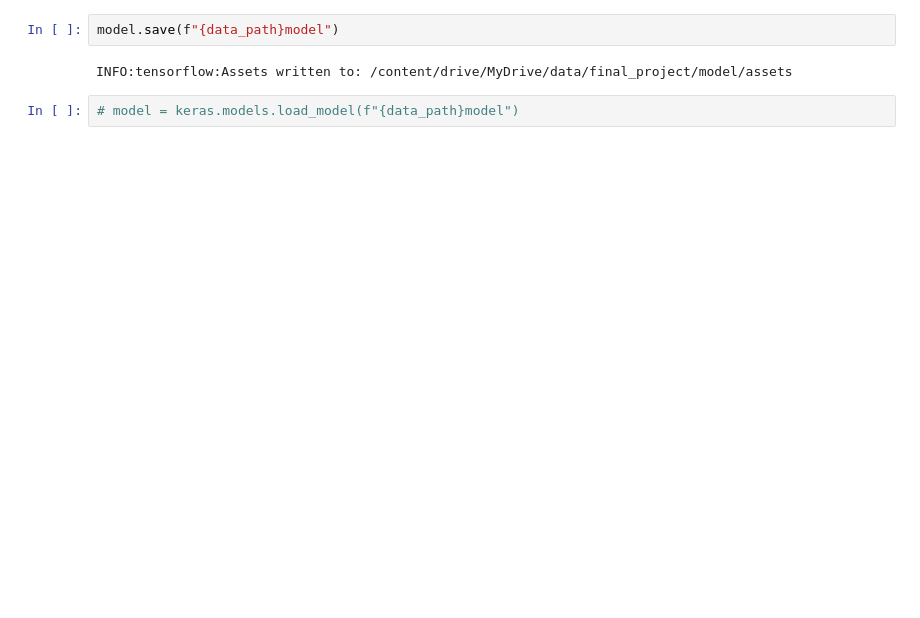
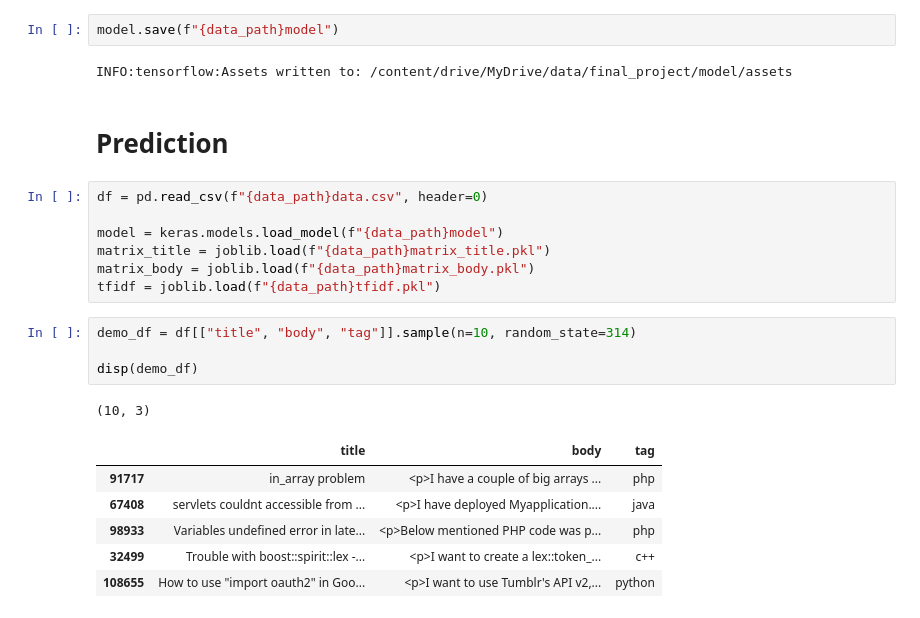
Before and after one commit to zbutton314/question-router, a Jupyter notebook: ModelBuild.ipynb, the cells around one changed output. Saved outputs shown, nothing was run; the diff lists cells and outputs as text; blank space fills up the shorter version.

Commit message:
Update ModelBuild and add Demo notebook

```diff
--- a/QuestionRouter.ipynb
+++ b/ModelBuild.ipynb
@@ -326,5 +317,24 @@ weighted avg       0.82      0.82      0.82     30000
 model.save(f"{data_path}model")
 # %% [output]
 INFO:tensorflow:Assets written to: /content/drive/MyDrive/data/final_project/model/assets
-# %%
-# model = keras.models.load_model(f"{data_path}model")
+# %% [markdown]
+# Prediction
+# %%
+df = pd.read_csv(f"{data_path}data.csv", header=0)
+
+model = keras.models.load_model(f"{data_path}model")
+matrix_title = joblib.load(f"{data_path}matrix_title.pkl")
+matrix_body = joblib.load(f"{data_path}matrix_body.pkl")
+tfidf = joblib.load(f"{data_path}tfidf.pkl")
+# %%
+demo_df = df[["title", "body", "tag"]].sample(n=10, random_state=314)
+
+disp(demo_df)
+# %% [output]
+(10, 3)
+|  | title | body | tag |
+| 91717 | in_array problem | <p>I have a couple of big arrays ... | php |
+| 67408 | servlets couldnt accessible from ... | <p>I have deployed Myapplication.... | java |
+| 98933 | Variables undefined error in late... | <p>Below mentioned PHP code was p... | php |
+| 32499 | Trouble with boost::spirit::lex -... | <p>I want to create a lex::token_... | c++ |
+| 108655 | How to use "import oauth2" in Goo... | <p>I want to use Tumblr's API v2,... | python |
```
Also changed, not shown: parts of 29 cells of this notebook, 1 other file.
